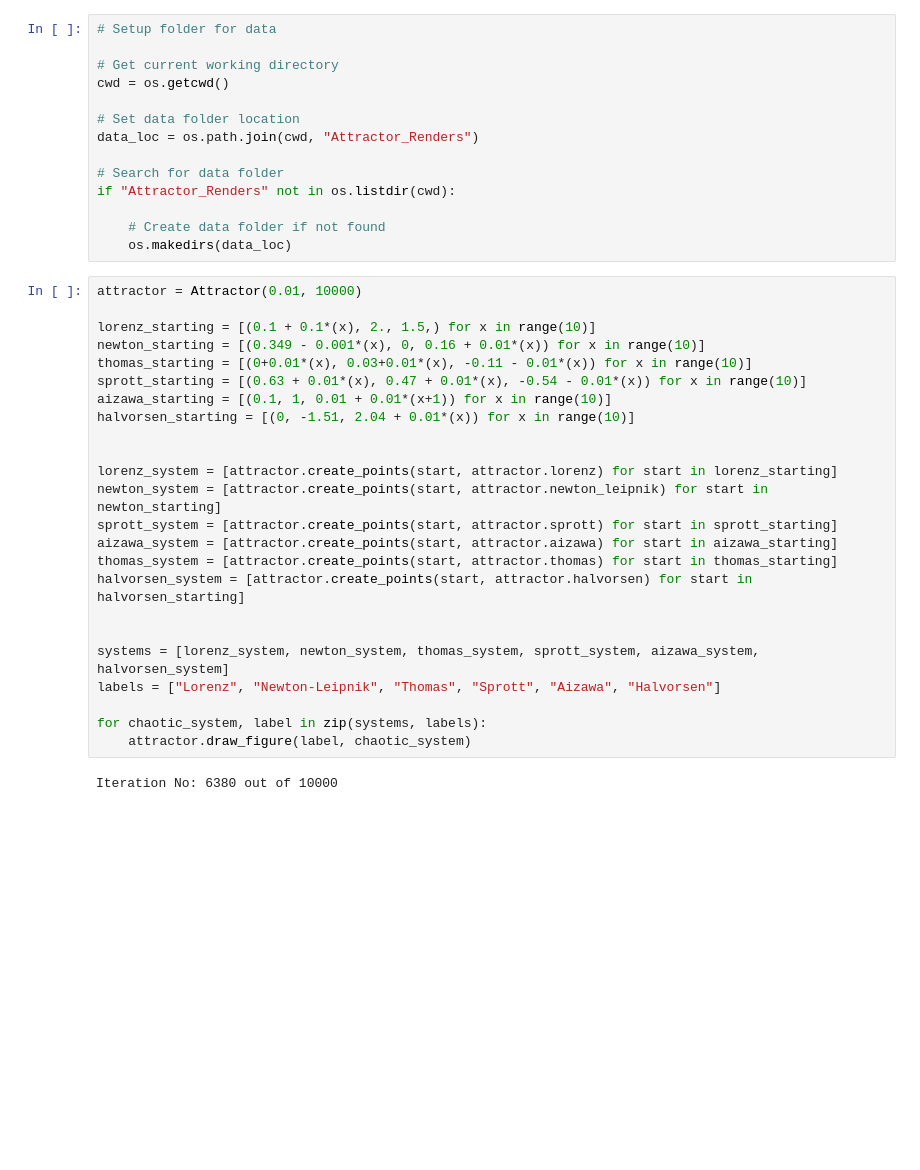
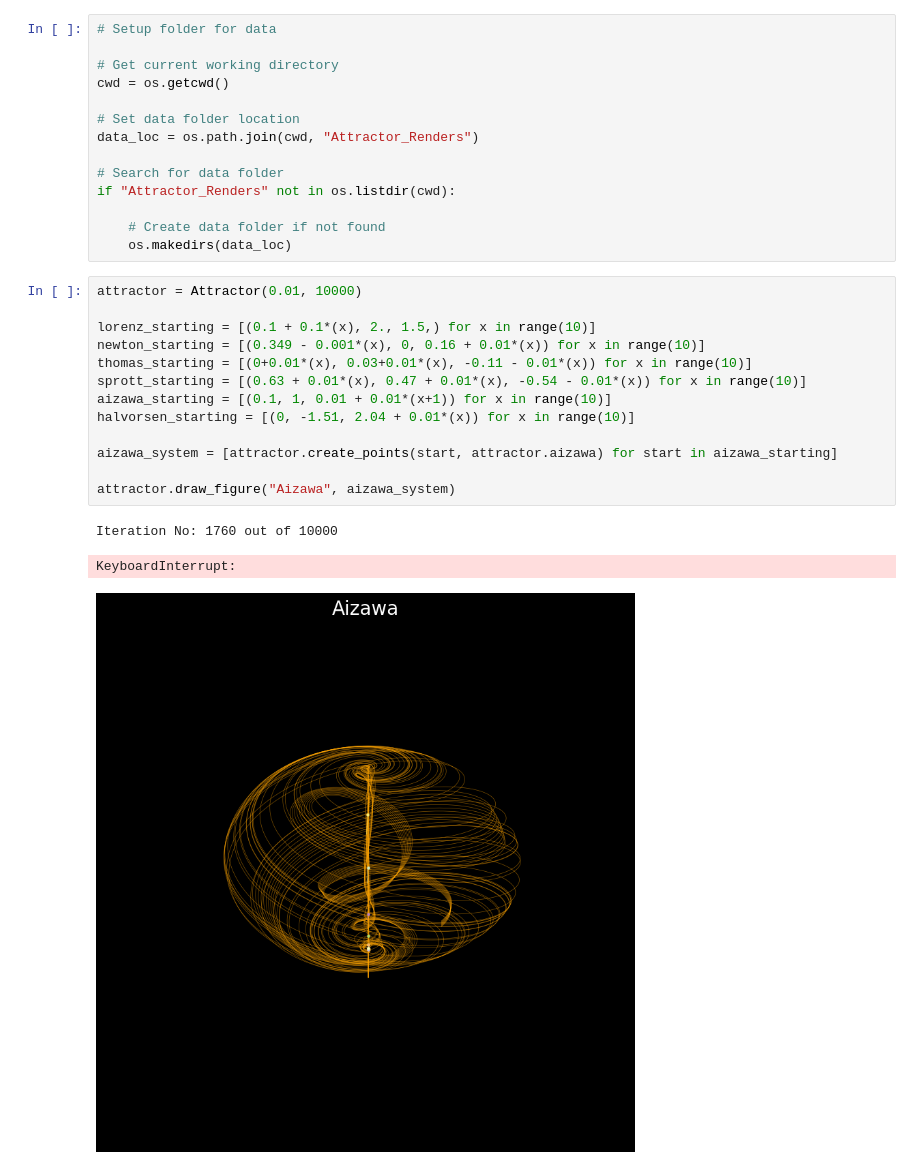
Before and after one commit to CTDck/ML, a Jupyter notebook: gen_attractor.ipynb, the cells around one changed output. Saved outputs shown, nothing was run; the diff lists cells and outputs as text; blank space fills up the shorter version.

Commit message:
Plot Aizawa system

```diff
--- a/gen_attractor.ipynb
+++ b/gen_attractor.ipynb
@@ -20,26 +20,17 @@ if "Attractor_Renders" not in os.listdir(cwd):
 # %%
 attractor = Attractor(0.01, 10000)
 
 lorenz_starting = [(0.1 + 0.1*(x), 2., 1.5,) for x in range(10)]
 newton_starting = [(0.349 - 0.001*(x), 0, 0.16 + 0.01*(x)) for x in range(10)]
 thomas_starting = [(0+0.01*(x), 0.03+0.01*(x), -0.11 - 0.01*(x)) for x in range(10)]
 sprott_starting = [(0.63 + 0.01*(x), 0.47 + 0.01*(x), -0.54 - 0.01*(x)) for x in range(10)]
 aizawa_starting = [(0.1, 1, 0.01 + 0.01*(x+1)) for x in range(10)]
 halvorsen_starting = [(0, -1.51, 2.04 + 0.01*(x)) for x in range(10)]
 
+aizawa_system = [attractor.create_points(start, attractor.aizawa) for start in aizawa_starting]
 
-lorenz_system = [attractor.create_points(start, attractor.lorenz) for start in lorenz_starting]
-newton_system = [attractor.create_points(start, attractor.newton_leipnik) for start in newton_starting]
-sprott_system = [attractor.create_points(start, attractor.sprott) for start in sprott_starting]
-aizawa_system = [attractor.create_points(start, attractor.aizawa) for start in aizawa_starting]
-thomas_system = [attractor.create_points(start, attractor.thomas) for start in thomas_starting]
-halvorsen_system = [attractor.create_points(start, attractor.halvorsen) for start in halvorsen_starting]
-
-
-systems = [lorenz_system, newton_system, thomas_system, sprott_system, aizawa_system, halvorsen_system]
-labels = ["Lorenz", "Newton-Leipnik", "Thomas", "Sprott", "Aizawa", "Halvorsen"]
-
-for chaotic_system, label in zip(systems, labels):
-    attractor.draw_figure(label, chaotic_system)
+attractor.draw_figure("Aizawa", aizawa_system)
 # %% [output]
-Iteration No: 6380 out of 10000
+Iteration No: 1760 out of 10000
+KeyboardInterrupt:
+[figure, added]
```
